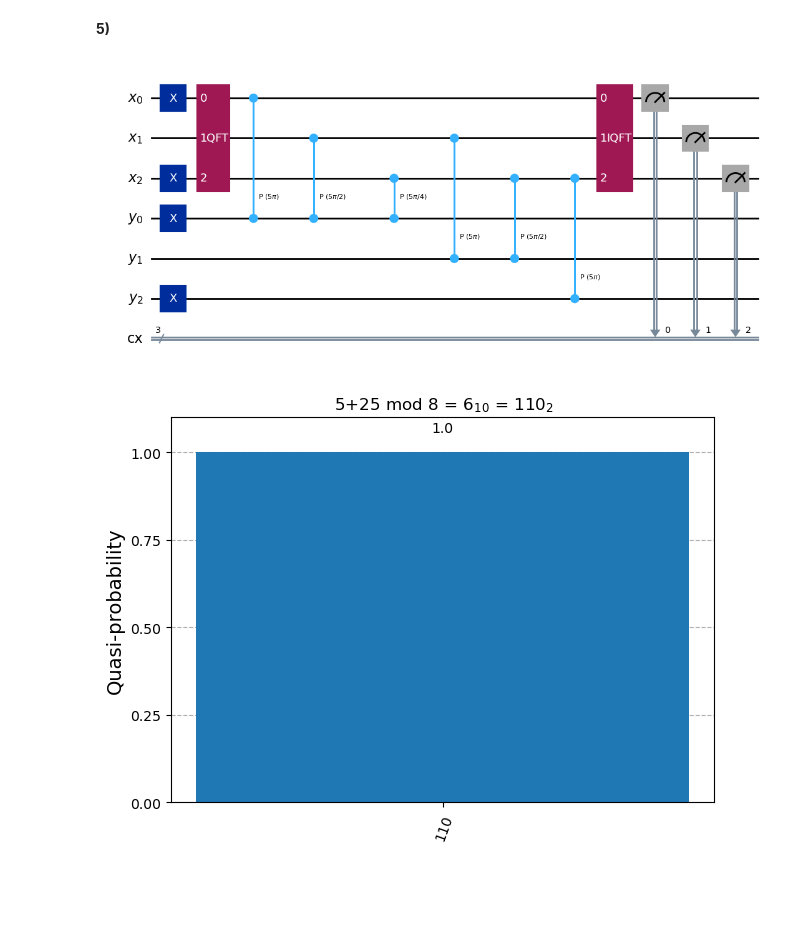
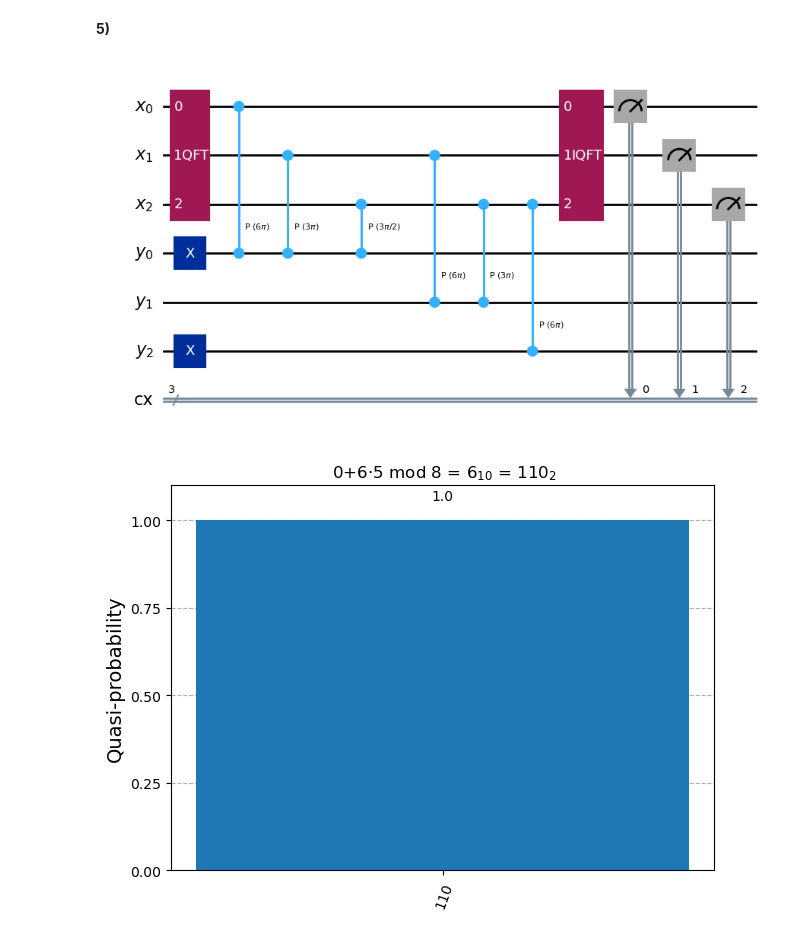
Before and after one commit to BenediktAuer/QC, a Jupyter notebook: Sheet 6/Exercise4.ipynb, the cells around one changed output. Drawn from its saved outputs; the diff is of its cells as text; code cells hidden in the pictures; blank space fills up the shorter version.

```diff
--- a/Sheet 6/Exercise4.ipynb
+++ b/Sheet 6/Exercise4.ipynb
@@ -25,9 +25,8 @@ def qft_adder(x_val, y_val, n_qubits):
     # Create registers
     x = QuantumRegister(n_qubits, 'x')  # First register
     y = QuantumRegister(n_qubits, 'y')  # Second register
-    qc = QuantumCircuit(x, y)
     cr_y = ClassicalRegister(n_qubits, 'cy')
-    qc.add_register(cr_y)
+    qc = QuantumCircuit(x, y,cr_y)
 
         # Initialize input state
     for i in range(n_qubits):
@@ -55,8 +54,8 @@ def qft_adder(x_val, y_val, n_qubits):
     return qc
 # %%
 # Example usage
-n_qubits = 3  # Using 3 qubits per register
-x_val = 5     # First number
+n_qubits = 4  # Using 3 qubits per register
+x_val = 14     # First number
 y_val = 5    # Second number
 
 # Create and visualize the circuit
@@ -120,20 +119,20 @@ def scaled_qft_adder(x_val, y_val, a,n_qubits):
     return qc
 # %%
 n_qubits_sc = 3  # Using 3 qubits per register
-x_val_sc = 5     # First number
+x_val_sc = 0     # First number
 y_val_sc = 5    # Second number
-a = 5
+a = 6
 # Create and visualize the circuit
 circuit_sc = scaled_qft_adder(x_val_sc, y_val_sc,a, n_qubits_sc)
 # %%
 circuit_sc.draw('mpl')
 # %% [output]
-[figure, old version]
+[figure, new version]
 # %%
 circ_sc = qiskit.transpile(circuit_sc, simulator)
 result_sc = simulator.run(circ_sc,shots=100000).result()
 # %%
 counts_sc = result_sc.get_counts(0)
-qiskit.visualization.plot_distribution(counts_sc, title=rf" {x_val_sc}+{a*y_val_sc} mod {2**n_qubits_sc} = ${(x_val_sc+a*y_val_sc)%2**n_qubits_sc }_{{10}}$ = ${((x_val_sc+a*y_val_sc)%2**n_qubits_sc):0{n_qubits_sc}b}_{{2}}$ ")
+qiskit.visualization.plot_distribution(counts_sc, title=rf" {x_val_sc}+{a}$\cdot${y_val_sc} mod {2**n_qubits_sc} = ${(x_val_sc+a*y_val_sc)%2**n_qubits_sc }_{{10}}$ = ${((x_val_sc+a*y_val_sc)%2**n_qubits_sc):0{n_qubits_sc}b}_{{2}}$ ")
 # %% [output]
-[figure, old version]
+[figure, new version]
```
Also changed, not shown: parts of 2 cells of this notebook.
